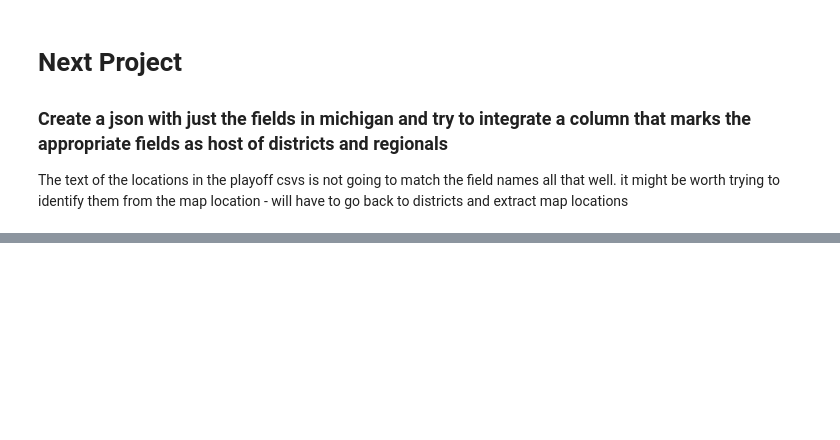
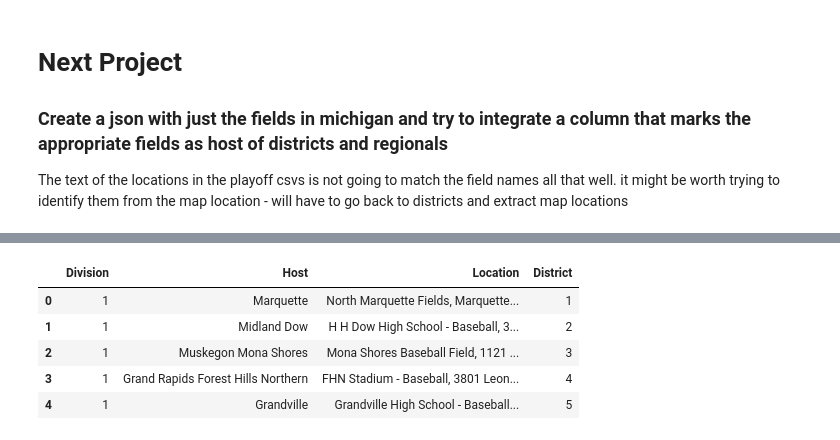
Before and after one commit to JSmith1826/BB_parks, a Jupyter notebook: quick_workbook.ipynb, the cells around one changed output, grey strips where cells are left out. Cells and saved outputs as stored; diff of their text form; code cells hidden in the pictures; blank space fills up the shorter version.

```diff
--- a/quick_workbook.ipynb
+++ b/quick_workbook.ipynb
@@ -314,0 +204,21 @@ df.to_csv('district_tournaments.csv', index=False)
+# %%
+import pandas as pd
+import googlemaps
+
+## paths
+
+local_json = 'data\michigan_fields.json'
+
+district_csv = 'district_tournaments.csv'
+
+regional_csv = 'data\2023_regional_hosts.csv'
+
+# Replace this with your own API key
+api_key = "AIzaSyA_BhlTupRdBPBhRptQuR6pYorMVYQnRMA"
+# %%
+# load Data
+df = pd.read_csv(district_csv)
+
+# df.head()
+
+df.info()
@@ -314,0 +237,13 @@ df.to_csv('district_tournaments.csv', index=False)
+# %%
+### Clean up the location column to remove first portion and just leave the address remaining
+
+
+
+# Remove the unwanted portion of the string in the 'Location' column
+prefix = "http://maps.google.com/maps?q="
+
+# Check if the location is a string before applying lstrip
+df['Location'] = df['Location'].apply(lambda x: x.lstrip(prefix) if isinstance(x, str) else x)
+
+# Print the cleaned DataFrame
+print(df)
@@ -314,0 +268,9 @@ df.to_csv('district_tournaments.csv', index=False)
+# %%
+df.head()
+# %% [output]
+|  | Division | Host | Location | District |
+| 0 | 1 | Marquette | North Marquette Fields, Marquette... | 1 |
+| 1 | 1 | Midland Dow | H H Dow High School - Baseball, 3... | 2 |
+| 2 | 1 | Muskegon Mona Shores | Mona Shores Baseball Field, 1121 ... | 3 |
+| 3 | 1 | Grand Rapids Forest Hills Northern | FHN Stadium - Baseball, 3801 Leon... | 4 |
+| 4 | 1 | Grandville | Grandville High School - Baseball... | 5 |
```
Also changed, not shown: parts of 23 cells of this notebook, 9 other files.
